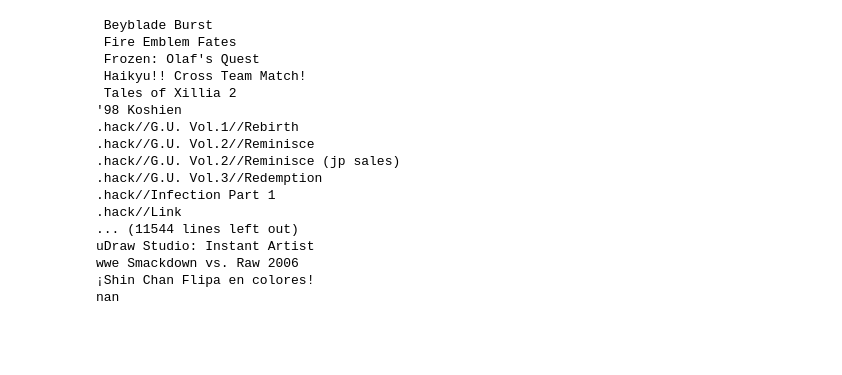
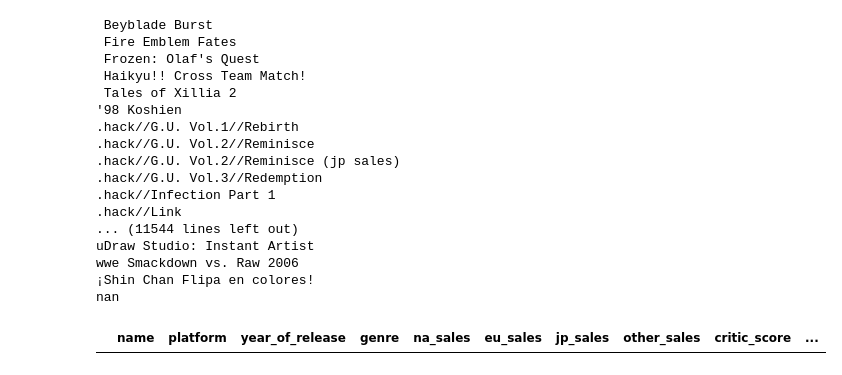
Before and after one commit to karimovdo/python3, a Jupyter notebook: project3.ipynb, the cells around one changed output. Cells and saved outputs as stored; diff of their text form; code cells hidden in the pictures; blank space fills up the shorter version.

```diff
--- a/project3.ipynb
+++ b/project3.ipynb
@@ -103,3 +97,7 @@ uDraw Studio: Instant Artist
 wwe Smackdown vs. Raw 2006
 ¡Shin Chan Flipa en colores!
 nan
+# %%
+data[data.duplicated()]
+# %% [output]
+|  | name | platform | year_of_release | genre | na_sales | eu_sales | jp_sales | other_sales | critic_score | ... |
```
Also changed, not shown: parts of 18 cells of this notebook.
